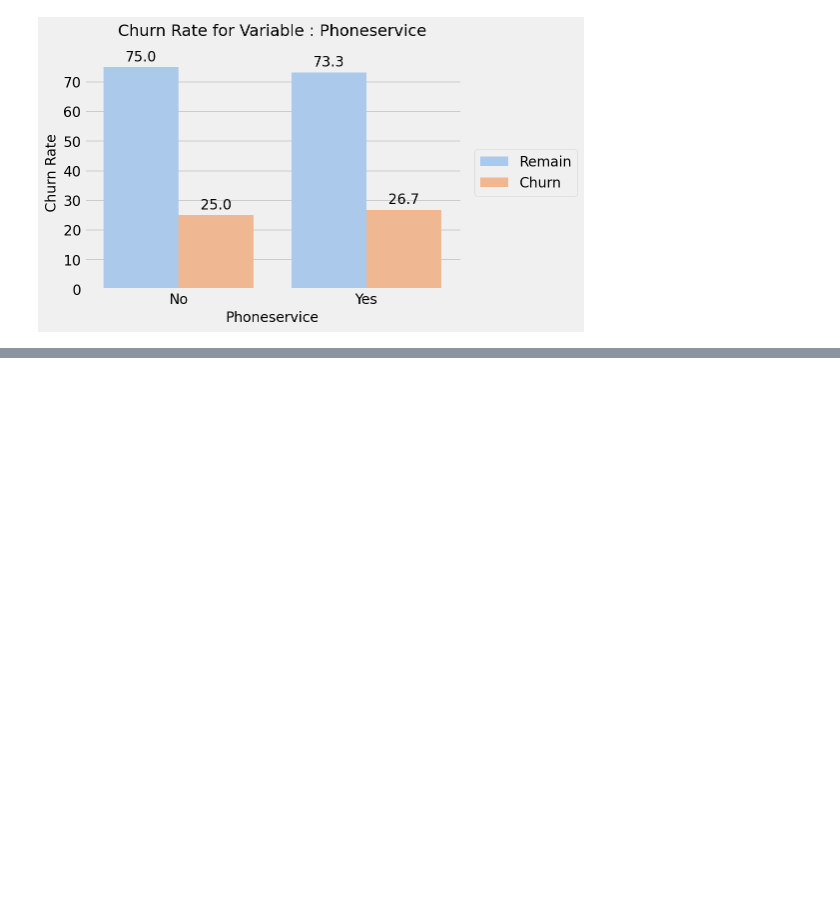
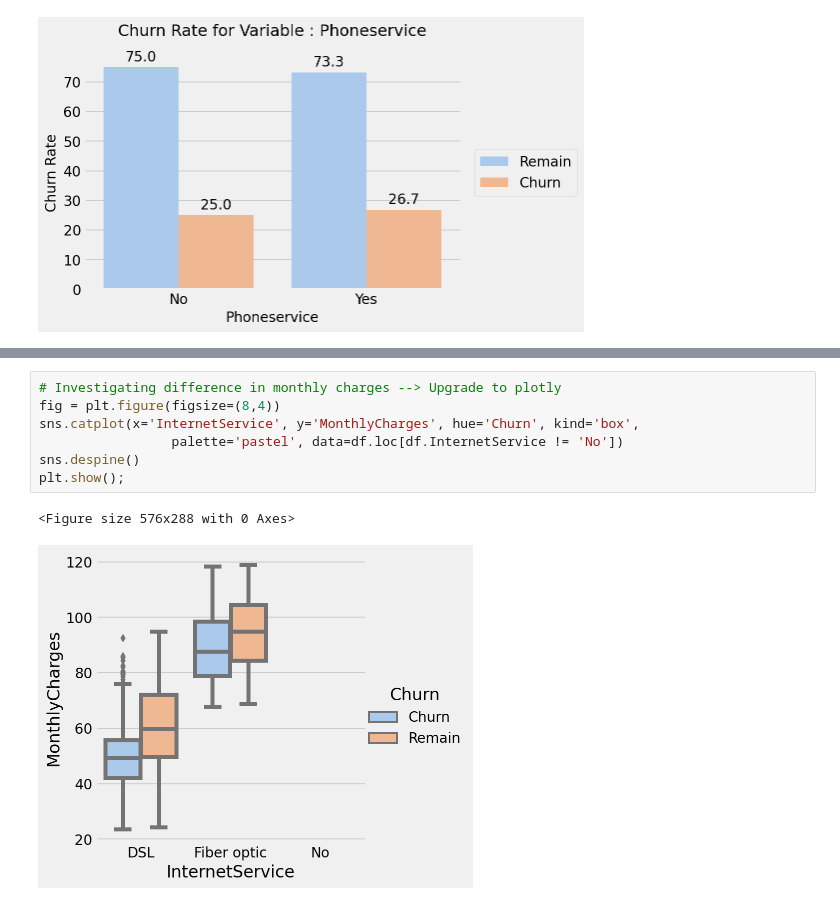
Before and after one commit to Joshuayeo95/Telco-Churn, a Jupyter notebook: eda.ipynb, the cells around one changed output, grey strips where cells are left out. Drawn from its saved outputs; the diff is of its cells as text; blank space fills up the shorter version.

```diff
--- a/eda.ipynb
+++ b/eda.ipynb
@@ -211,0 +252,10 @@ visualisation.barplot_with_hue(df, 'MultipleLines', 'Churn', 'Churn Rate')
+# %%
+# Investigating difference in monthly charges --> Upgrade to plotly
+fig = plt.figure(figsize=(8,4))
+sns.catplot(x='InternetService', y='MonthlyCharges', hue='Churn', kind='box',
+                 palette='pastel', data=df.loc[df.InternetService != 'No'])
+sns.despine()
+plt.show();
+# %% [output]
+<Figure size 576x288 with 0 Axes>
+[figure, added]
```
Also changed, not shown: parts of 19 cells of this notebook.
